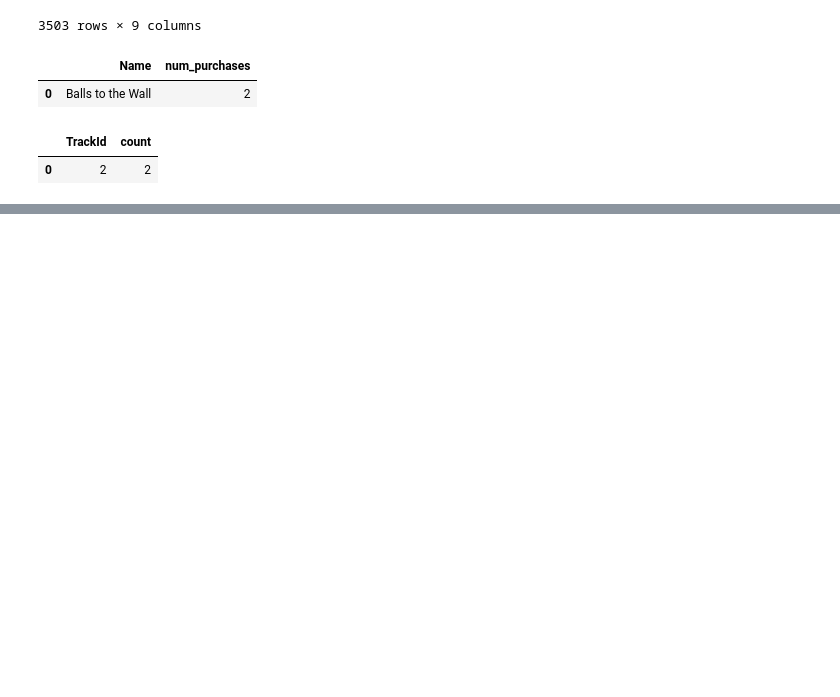
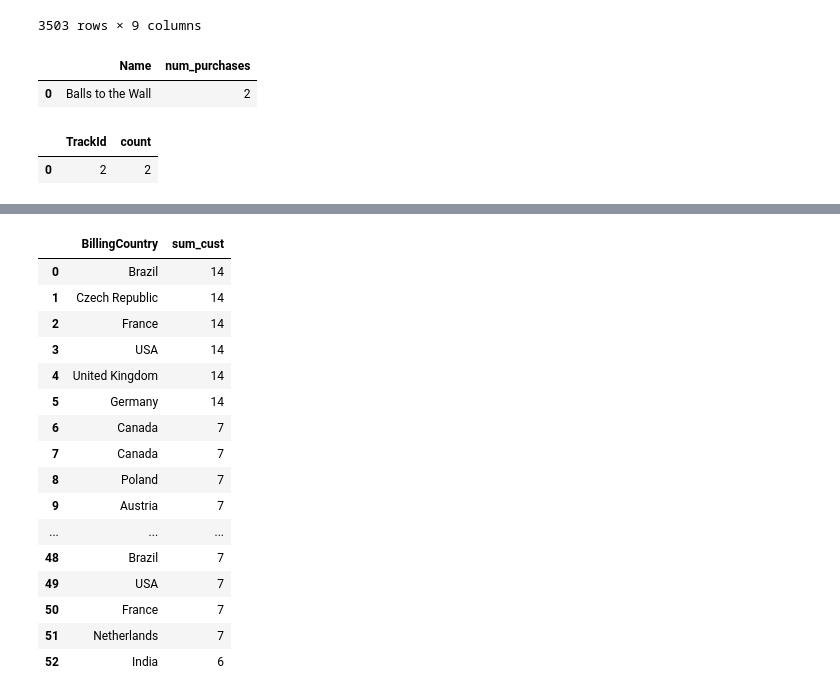
Before and after one commit to Kaewin/NTL01-DTSC-LIVE-040323, a Jupyter notebook: sql_practice/sql_practice.ipynb, the cells around one changed output, grey strips where cells are left out. Cells and saved outputs as stored; diff of their text form; code cells hidden in the pictures; blank space fills up the shorter version.

```diff
--- a/sql_practice/sql_practice.ipynb
+++ b/sql_practice/sql_practice.ipynb
@@ -357,0 +531,28 @@ pd.read_sql(most_purchased, con)
+# %%
+query = """
+SELECT BillingCountry, COUNT(*) as sum_cust
+FROM Invoice
+GROUP BY BillingCity
+ORDER BY sum_cust DESC
+"""
+
+largest_cust = pd.read_sql(query, con)
+largest_cust
+# %% [output]
+|  | BillingCountry | sum_cust |
+| 0 | Brazil | 14 |
+| 1 | Czech Republic | 14 |
+| 2 | France | 14 |
+| 3 | USA | 14 |
+| 4 | United Kingdom | 14 |
+| 5 | Germany | 14 |
+| 6 | Canada | 7 |
+| 7 | Canada | 7 |
+| 8 | Poland | 7 |
+| 9 | Austria | 7 |
+| ... | ... | ... |
+| 48 | Brazil | 7 |
+| 49 | USA | 7 |
+| 50 | France | 7 |
+| 51 | Netherlands | 7 |
+| 52 | India | 6 |
```
Also changed, not shown: parts of 12 cells of this notebook.
